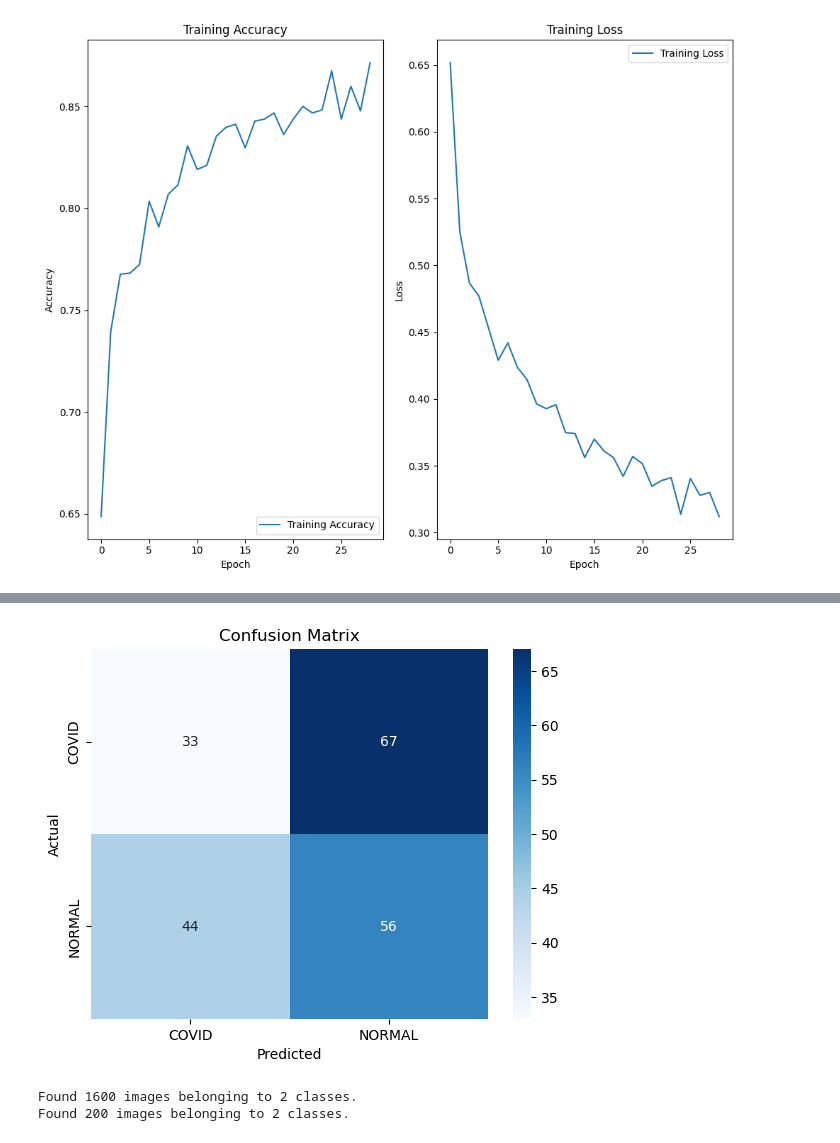
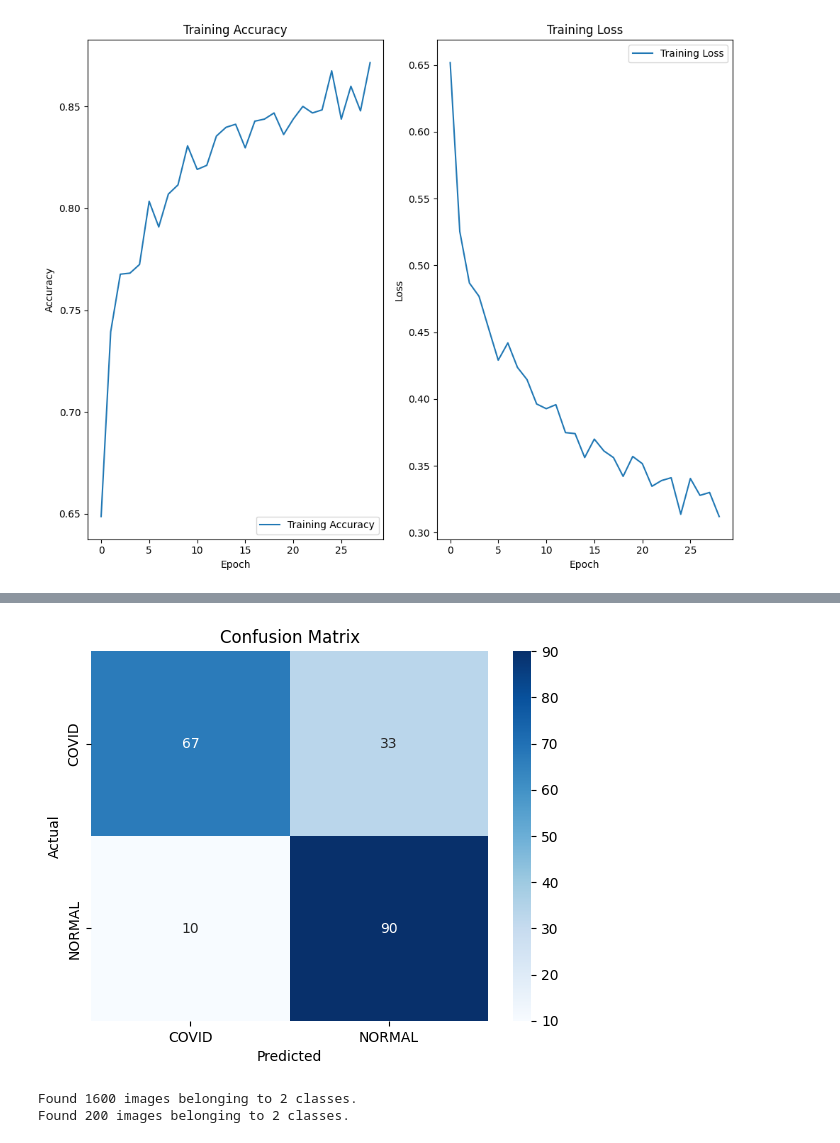
Before and after one commit to marcinjedrych/Project-AI, a Jupyter notebook: Task 2.ipynb, the cells around one changed output, grey strips where cells are left out. Cells and saved outputs as stored; diff of their text form; code cells hidden in the pictures.

Commit message:
correct confusion matrix

```diff
--- a/Task 2.ipynb
+++ b/Task 2.ipynb
@@ -296,7 +294,7 @@ final_baseline_model.save('covid_xray_baseline_model.keras')  # Save the model
 loaded_model = tf.keras.models.load_model('covid_xray_baseline_model.keras')  # Load the model
 
 # model evaluation, print performance metrics
-test_data_gen = test_validation_data_Pipeline(batch_size, img_size, train_dir, test_dir)
+test_data_gen = test_validation_data_Pipeline(batch_size, img_size, train_dir, test_dir, shuffle = False) # don't shuffle test samples to be able to make correct confusion plot later
 loss, accuracy = loaded_model.evaluate(test_data_gen)
 print(f"Test Loss: {loss:.4f}")
 print(f"Test Accuracy: {accuracy:.4f}")
@@ -309,7 +307,7 @@ Test Accuracy: 0.7850
 # %%
 # confusion matrix
 y_true = test_data_gen.classes
-y_pred_probs = final_baseline_model.predict(test_data_gen)
+y_pred_probs = loaded_model.predict(test_data_gen)
 y_pred = (y_pred_probs > 0.5).astype(int).flatten()
 
 plot_confusion_matrix(y_true, y_pred, test_data_gen)
@@ -318,4 +316,4 @@ plot_confusion_matrix(y_true, y_pred, test_data_gen)
-[figure, old version]
+[figure, new version]
 # %%
 # Plot a few samples from the test dataset without normalization with evaluation (after normalization)
 def get_images_pred_vs_true_label(batch_size, img_size, train_dir, test_dir, model):
```
Also changed, not shown: parts of 5 cells of this notebook, 1 other file.
